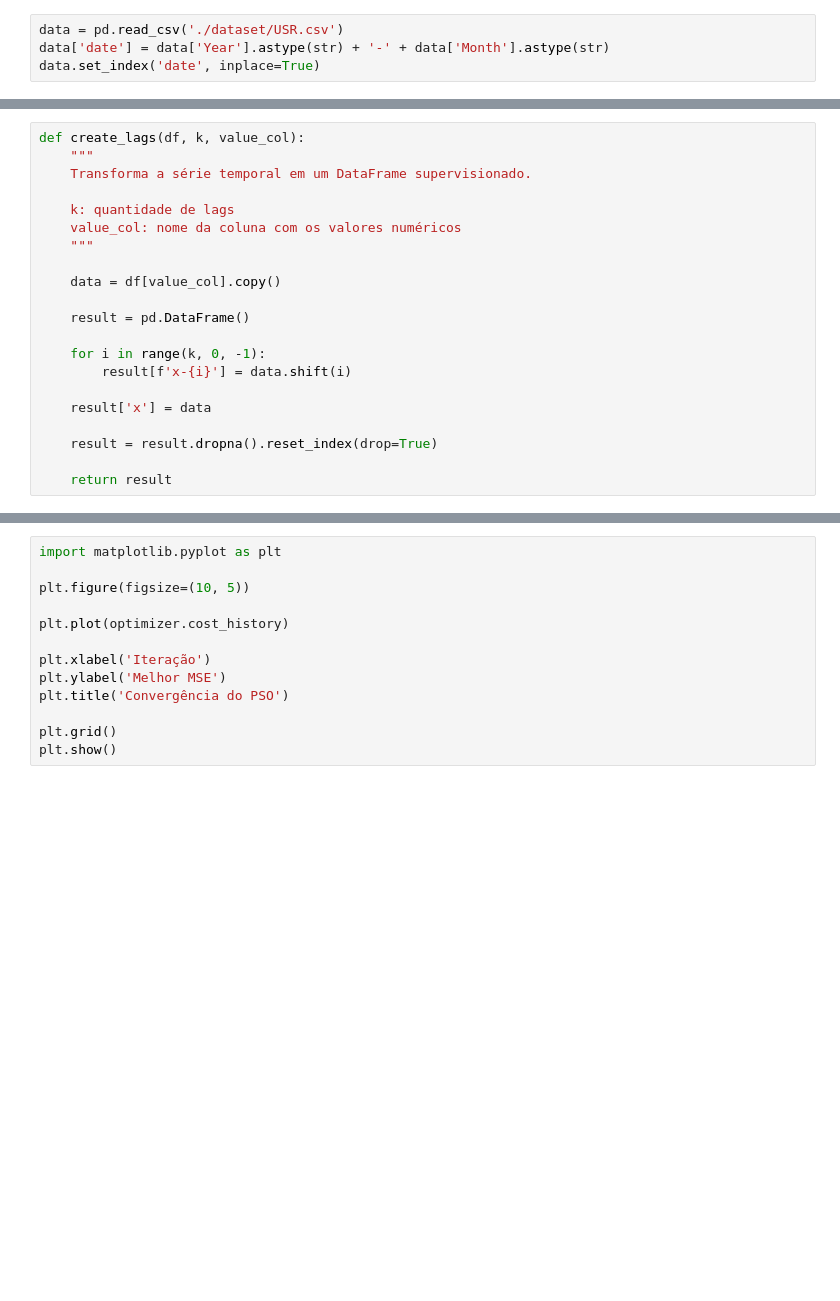
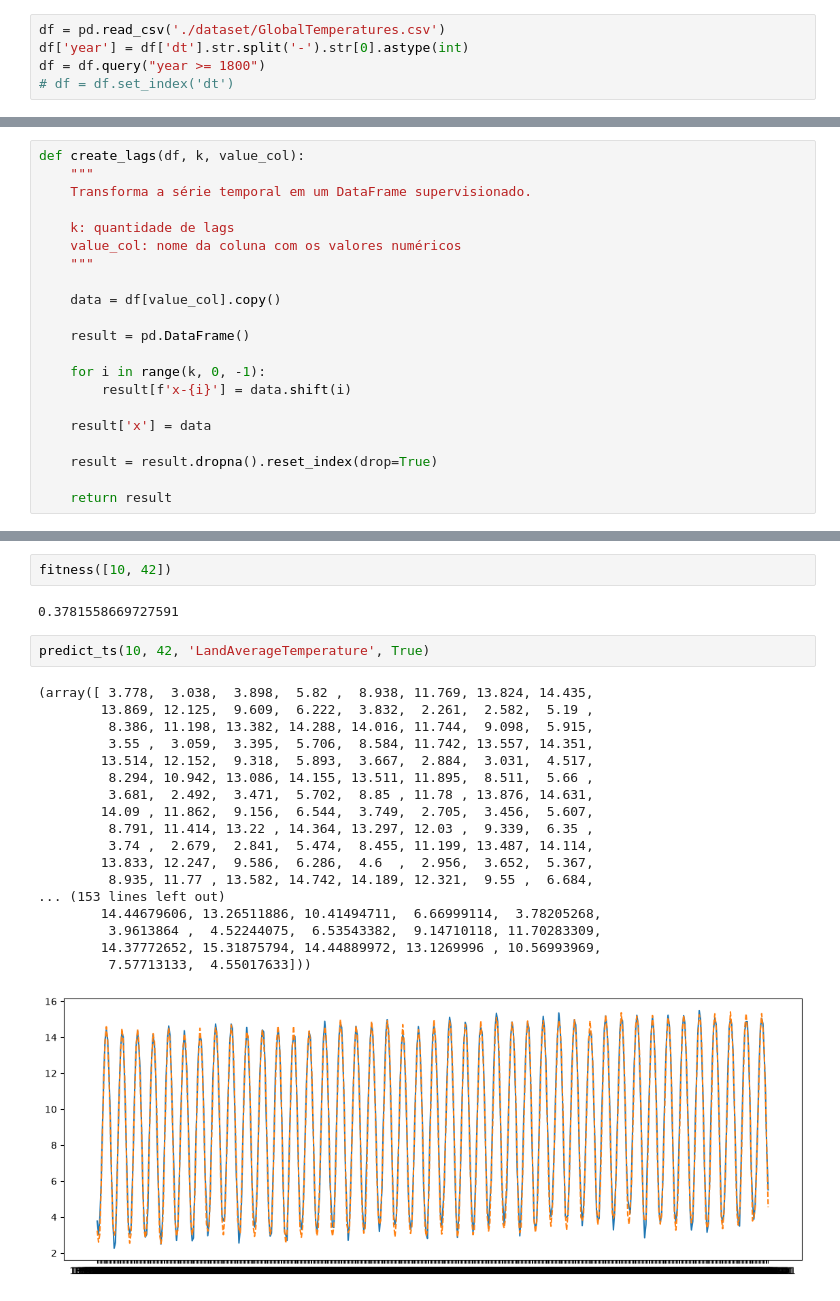
Before and after one commit to mateus2804/TimeSeriesEV, a Jupyter notebook: main.ipynb, the cells around one changed output, grey strips where cells are left out. Saved outputs shown, nothing was run; the diff lists cells and outputs as text; blank space fills up the shorter version.

```diff
--- a/main.ipynb
+++ b/main.ipynb
@@ -12,4 +13,5 @@ import numpy as np
 # %%
-data = pd.read_csv('./dataset/USR.csv')
-data['date'] = data['Year'].astype(str) + '-' + data['Month'].astype(str)
-data.set_index('date', inplace=True)
+df = pd.read_csv('./dataset/GlobalTemperatures.csv')
+df['year'] = df['dt'].str.split('-').str[0].astype(int)
+df = df.query("year >= 1800")
+# df = df.set_index('dt')
@@ -154,13 +147,25 @@ print("Melhor quantidade de neurônios:", best_n)
-# %%
-import matplotlib.pyplot as plt
-
-plt.figure(figsize=(10, 5))
-
-plt.plot(optimizer.cost_history)
-
-plt.xlabel('Iteração')
-plt.ylabel('Melhor MSE')
-plt.title('Convergência do PSO')
-
-plt.grid()
-plt.show()
+# %%
+fitness([10, 42])
+# %% [output]
+0.3781558669727591
+# %%
+predict_ts(10, 42, 'LandAverageTemperature', True)
+# %% [output]
+(array([ 3.778,  3.038,  3.898,  5.82 ,  8.938, 11.769, 13.824, 14.435,
+        13.869, 12.125,  9.609,  6.222,  3.832,  2.261,  2.582,  5.19 ,
+         8.386, 11.198, 13.382, 14.288, 14.016, 11.744,  9.098,  5.915,
+         3.55 ,  3.059,  3.395,  5.706,  8.584, 11.742, 13.557, 14.351,
+        13.514, 12.152,  9.318,  5.893,  3.667,  2.884,  3.031,  4.517,
+         8.294, 10.942, 13.086, 14.155, 13.511, 11.895,  8.511,  5.66 ,
+         3.681,  2.492,  3.471,  5.702,  8.85 , 11.78 , 13.876, 14.631,
+        14.09 , 11.862,  9.156,  6.544,  3.749,  2.705,  3.456,  5.607,
+         8.791, 11.414, 13.22 , 14.364, 13.297, 12.03 ,  9.339,  6.35 ,
+         3.74 ,  2.679,  2.841,  5.474,  8.455, 11.199, 13.487, 14.114,
+        13.833, 12.247,  9.586,  6.286,  4.6  ,  2.956,  3.652,  5.367,
+         8.935, 11.77 , 13.582, 14.742, 14.189, 12.321,  9.55 ,  6.684,
+... (153 lines left out)
+        14.44679606, 13.26511886, 10.41494711,  6.66999114,  3.78205268,
+         3.9613864 ,  4.52244075,  6.53543382,  9.14710118, 11.70283309,
+        14.37772652, 15.31875794, 14.44889972, 13.1269996 , 10.56993969,
+         7.57713133,  4.55017633]))
+[figure, added]
```
Also changed, not shown: parts of 7 cells of this notebook.
